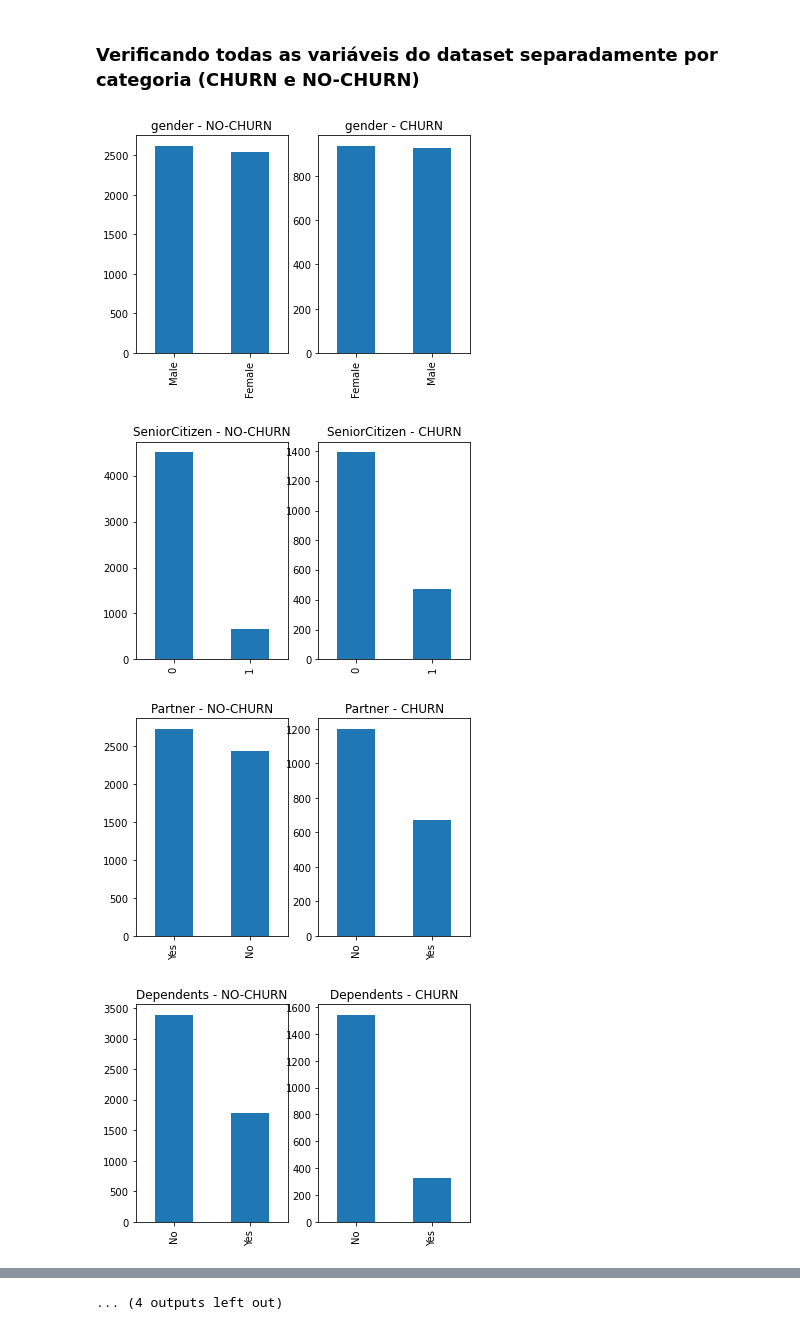
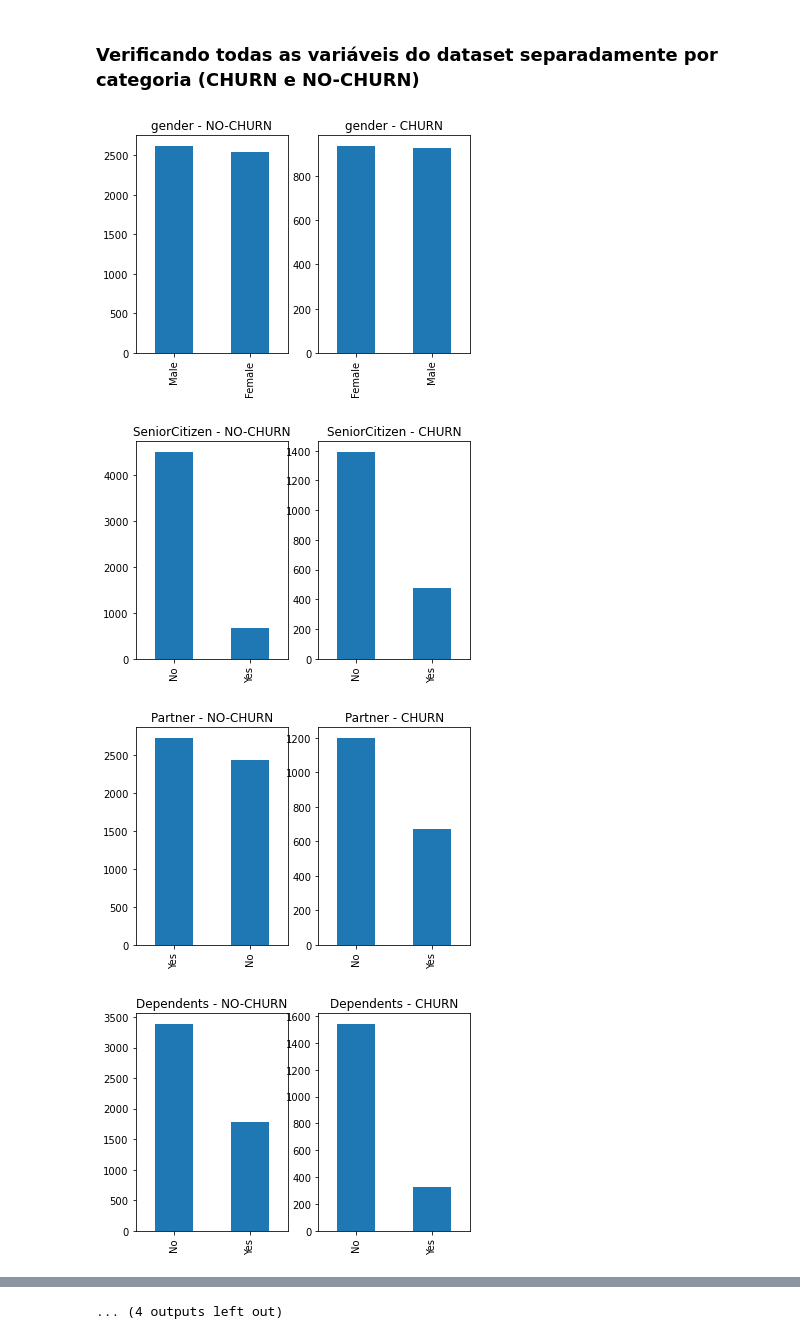
Before and after one commit to jonnathann/TesteTecnicoA3, a Jupyter notebook: notebooks/Análise_Exploratória.ipynb, the cells around one changed output, grey strips where cells are left out. Drawn from its saved outputs; the diff is of its cells as text; code cells hidden in the pictures.

```diff
--- a/notebooks/Análise_Exploratória.ipynb
+++ b/notebooks/Análise_Exploratória.ipynb
@@ -1 +7,9 @@
+# %%
+import sys
+sys.path.append('/home/jonnathann/Repositório_Git/repositorio_github/TesteTecnicoA3/utils/')
+sys.path.append('/home/jonnathann/Repositório_Git/repositorio_github/TesteTecnicoA3/src/')
+path_dataset = '/home/jonnathann/Repositório_Git/repositorio_github/TesteTecnicoA3/assets/data/Customer-Churn - Customer-Churn.csv'
+
+import utils as ut
+import feature_importance as ft
 # %% [markdown]
@@ -42,3 +17,5 @@ df = pd.read_csv('/home/jonnathann/Repositório_Git/repositorio_github/TesteTecn
+# %%
+df = pd.read_csv(path_dataset, sep=',')
 # %%
 df.head()
 # %% [output]
@@ -49,5 +26,5 @@ df.head()
 | 3 | 5734-EJKXG | Female | 0 | No | No | 61 | Yes | Yes | ... |
 | 4 | 8199-ZLLSA | Male | 0 | No | No | 67 | Yes | Yes | ... |
 5 rows × 21 columns
-# %%
-df.SeniorCitizen.replace({0:'No', 1:'Yes'}, inplace=True)
+# %%
+df = ut.pre_processing_data(df)
@@ -104,10 +129,10 @@ allcategoricalPlotBar(df, _type='gnr')
 # %% [markdown]
 ### Verificando todas as variáveis do dataset separadamente por categoria (CHURN e NO-CHURN)
 # %%
-allcategoricalPlotBar(df, _type='sep')
+ut.allcategoricalPlotBar(df, _type='sep')
 # %% [output]
 [figure]
-[figure, old version]
+[figure, new version]
 [figure]
 [figure]
 [figure]
```
Also changed, not shown: parts of 27 cells of this notebook, 2 other files.
